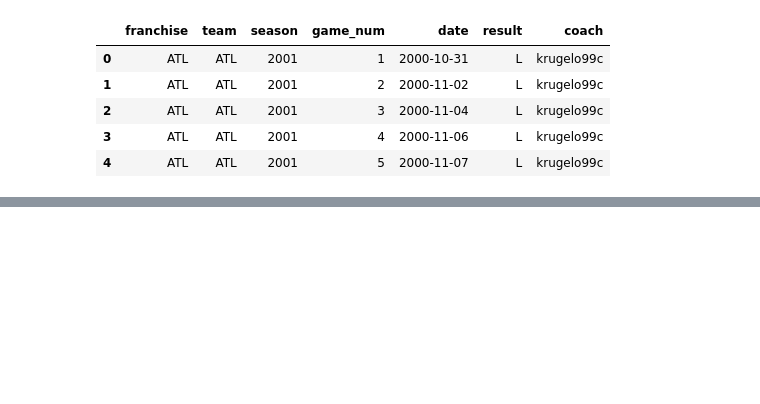
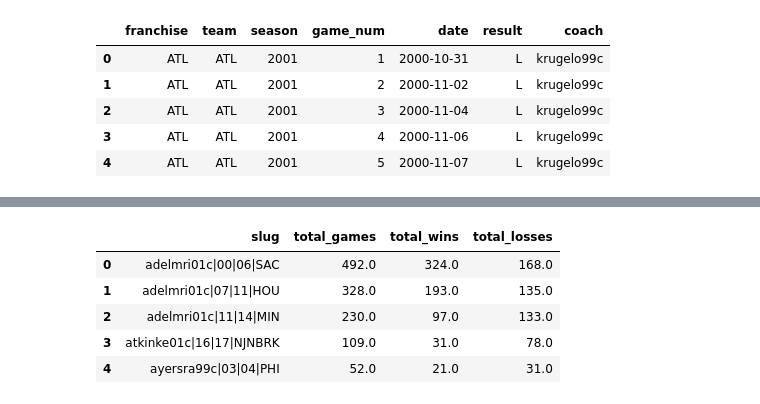
Before and after one commit to ryanvmenezes/coaching-survival, a Jupyter notebook: nba/scratch.ipynb, the cells around one changed output, grey strips where cells are left out. Cells and saved outputs as stored; diff of their text form; code cells hidden in the pictures; blank space fills up the shorter version.

```diff
--- a/nba/scratch.ipynb
+++ b/nba/scratch.ipynb
@@ -78,0 +102,18 @@ alldata['death'] = alldata.apply(classifydeath, axis=1)
+# %%
+winloss = bygame.groupby('slug')\
+[['cum_games','cum_wins']]\
+.max()\
+.rename(columns={'cum_games':'total_games','cum_wins':'total_wins'})\
+.reset_index()
+# %%
+winloss['total_losses'] = winloss.total_games - winloss.total_wins
+# winloss['win_pct'] = winloss.total_wins / winloss.total_games
+# %%
+winloss.head()
+# %% [output]
+|  | slug | total_games | total_wins | total_losses |
+| 0 | adelmri01c|00|06|SAC | 492.0 | 324.0 | 168.0 |
+| 1 | adelmri01c|07|11|HOU | 328.0 | 193.0 | 135.0 |
+| 2 | adelmri01c|11|14|MIN | 230.0 | 97.0 | 133.0 |
+| 3 | atkinke01c|16|17|NJNBRK | 109.0 | 31.0 | 78.0 |
+| 4 | ayersra99c|03|04|PHI | 52.0 | 21.0 | 31.0 |
```
Also changed, not shown: parts of 29 cells of this notebook, 7 other files.
